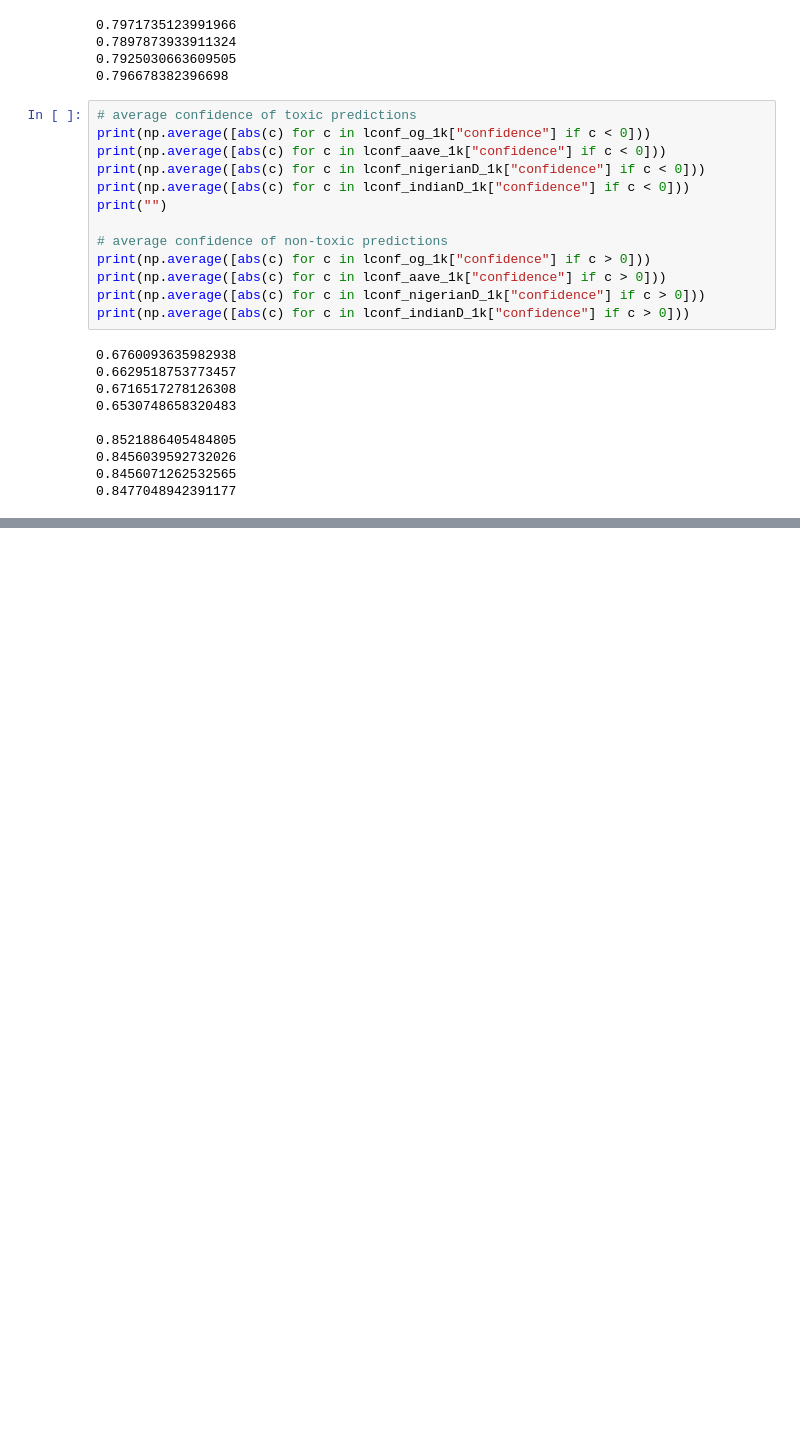
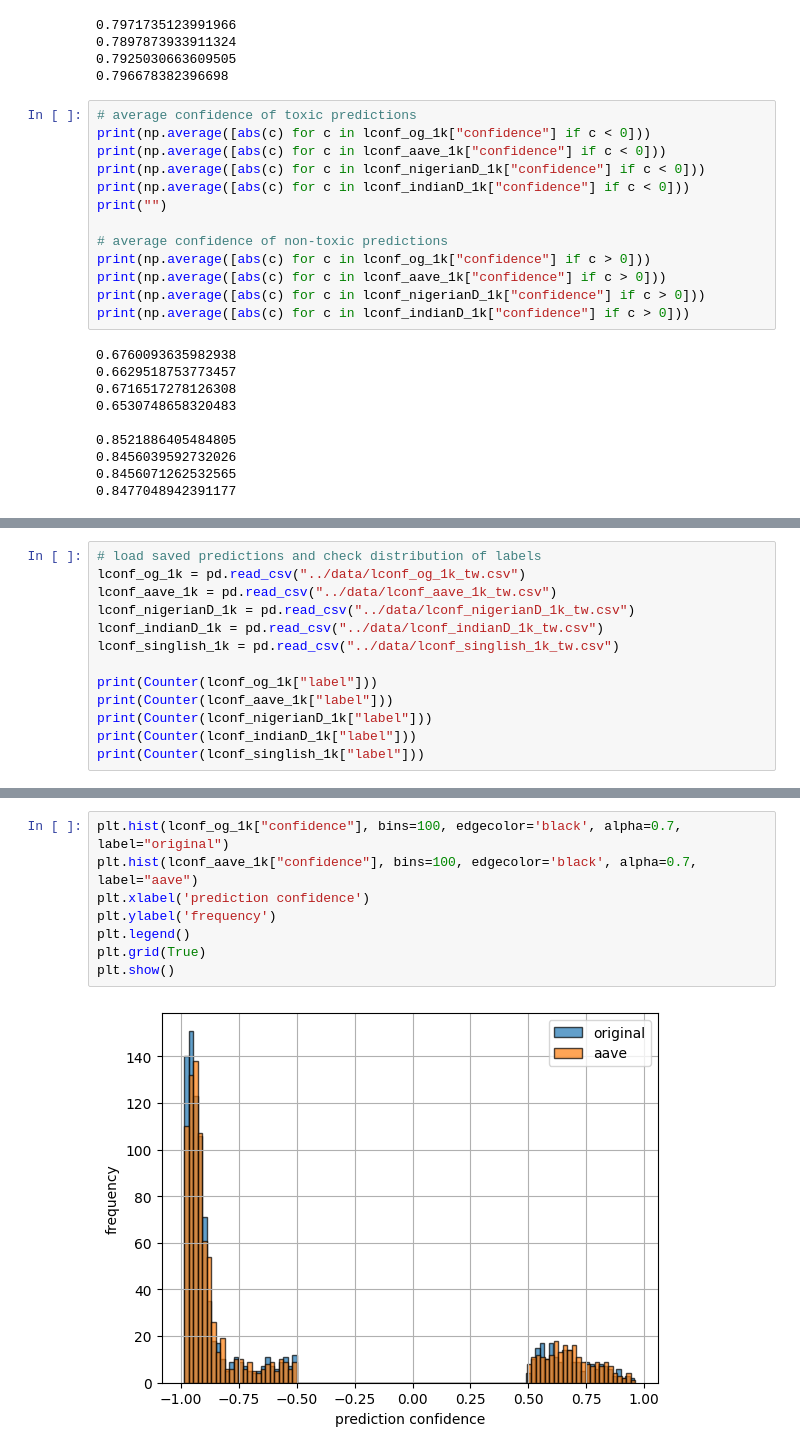
Before and after one commit to xuanxuanx-98/CompMod_2324_BN-AP, a Jupyter notebook: notebooks/toxicity_detection_dialect_bias.ipynb, the cells around one changed output, grey strips where cells are left out. Cells and saved outputs as stored; diff of their text form; blank space fills up the shorter version.

Commit message:
new test on twtiier data

```diff
--- a/notebooks/toxicity_detection_dialect_bias.ipynb
+++ b/notebooks/toxicity_detection_dialect_bias.ipynb
@@ -261,0 +302,13 @@ print(np.average([abs(c) for c in lconf_indianD_1k["confidence"] if c > 0]))
+# %%
+# load saved predictions and check distribution of labels
+lconf_og_1k = pd.read_csv("../data/lconf_og_1k_tw.csv")
+lconf_aave_1k = pd.read_csv("../data/lconf_aave_1k_tw.csv")
+lconf_nigerianD_1k = pd.read_csv("../data/lconf_nigerianD_1k_tw.csv")
+lconf_indianD_1k = pd.read_csv("../data/lconf_indianD_1k_tw.csv")
+lconf_singlish_1k = pd.read_csv("../data/lconf_singlish_1k_tw.csv")
+
+print(Counter(lconf_og_1k["label"]))
+print(Counter(lconf_aave_1k["label"]))
+print(Counter(lconf_nigerianD_1k["label"]))
+print(Counter(lconf_indianD_1k["label"]))
+print(Counter(lconf_singlish_1k["label"]))
@@ -261,0 +337,10 @@ print(np.average([abs(c) for c in lconf_indianD_1k["confidence"] if c > 0]))
+# %%
+plt.hist(lconf_og_1k["confidence"], bins=100, edgecolor='black', alpha=0.7, label="original")
+plt.hist(lconf_aave_1k["confidence"], bins=100, edgecolor='black', alpha=0.7, label="aave")
+plt.xlabel('prediction confidence')
+plt.ylabel('frequency')
+plt.legend()
+plt.grid(True)
+plt.show()
+# %% [output]
+[figure, added]
```
Also changed, not shown: parts of 8 cells of this notebook, 10 other files.
